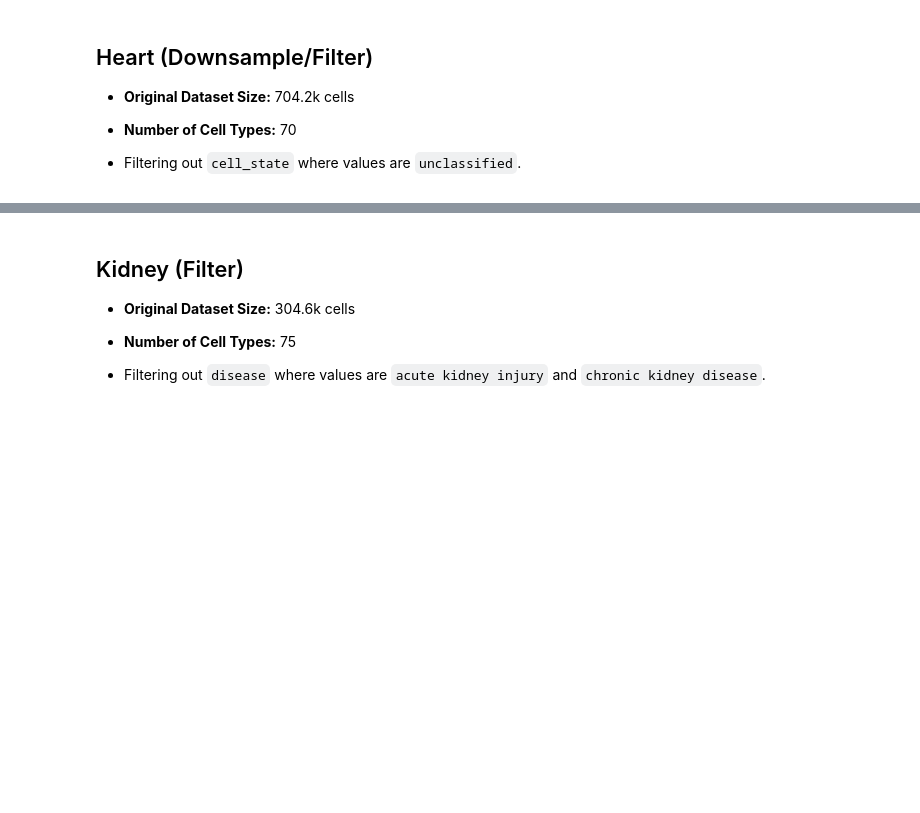
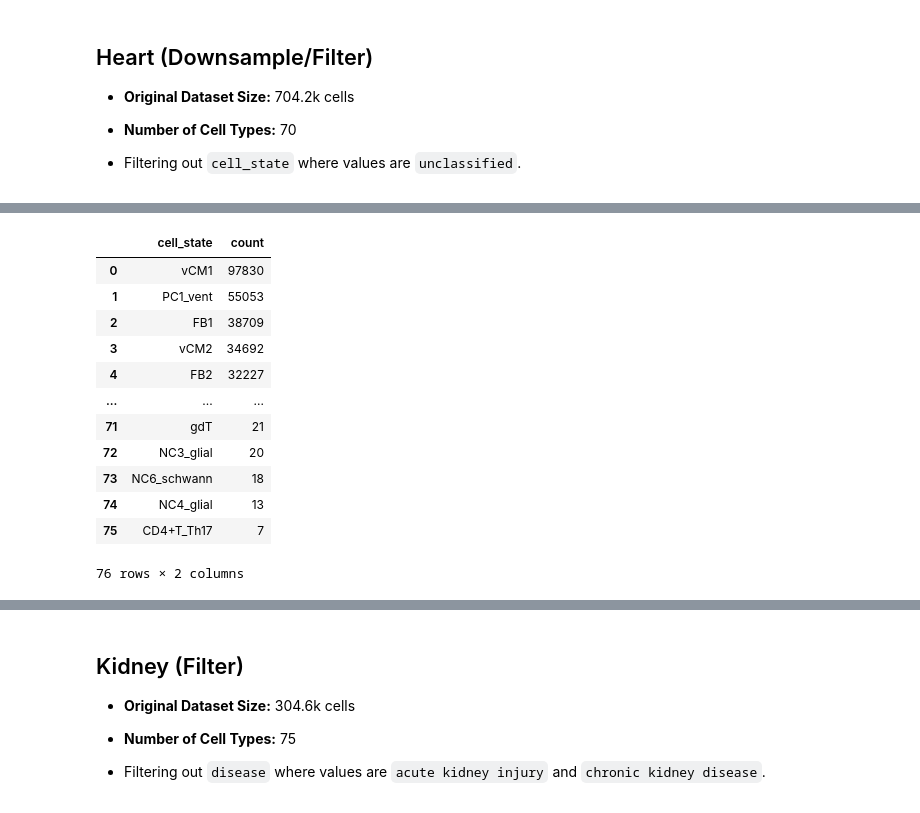
Before and after one commit to svikbecker/NSForest-ncRNA, a Jupyter notebook: beckersv_scripts/all_notebook_cleaning.ipynb, the cells around one changed output, grey strips where cells are left out. Cells and saved outputs as stored; diff of their text form; code cells hidden in the pictures; blank space fills up the shorter version.

```diff
--- a/beckersv_scripts/all_notebook_cleaning.ipynb
+++ b/beckersv_scripts/all_notebook_cleaning.ipynb
@@ -472,3 +819,8 @@ Returning indices of downsampled cells...
 * **Number of Cell Types:** 70
 
 * Filtering out `cell_state` where values are `unclassified`.
+# %%
+# load the dataset
+file = "data_heart.h5ad"
+adata_raw = sc.read_h5ad(data_folder + file, backed = "r")
+adata_raw
@@ -474,0 +906,20 @@ Returning indices of downsampled cells...
+# %%
+# defining cluster header
+cluster_header = "cell_state" # column name in adata.obs that contains the cluster labels used in NS-Forest
+# %%
+# check cell counts by cluster
+pd.DataFrame(adata_raw.obs[cluster_header].value_counts()).reset_index()
+# %% [output]
+|  | cell_state | count |
+| 0 | vCM1 | 97830 |
+| 1 | PC1_vent | 55053 |
+| 2 | FB1 | 38709 |
+| 3 | vCM2 | 34692 |
+| 4 | FB2 | 32227 |
+| ... | ... | ... |
+| 71 | gdT | 21 |
+| 72 | NC3_glial | 20 |
+| 73 | NC6_schwann | 18 |
+| 74 | NC4_glial | 13 |
+| 75 | CD4+T_Th17 | 7 |
+76 rows × 2 columns
```
Also changed, not shown: parts of 55 cells of this notebook.
